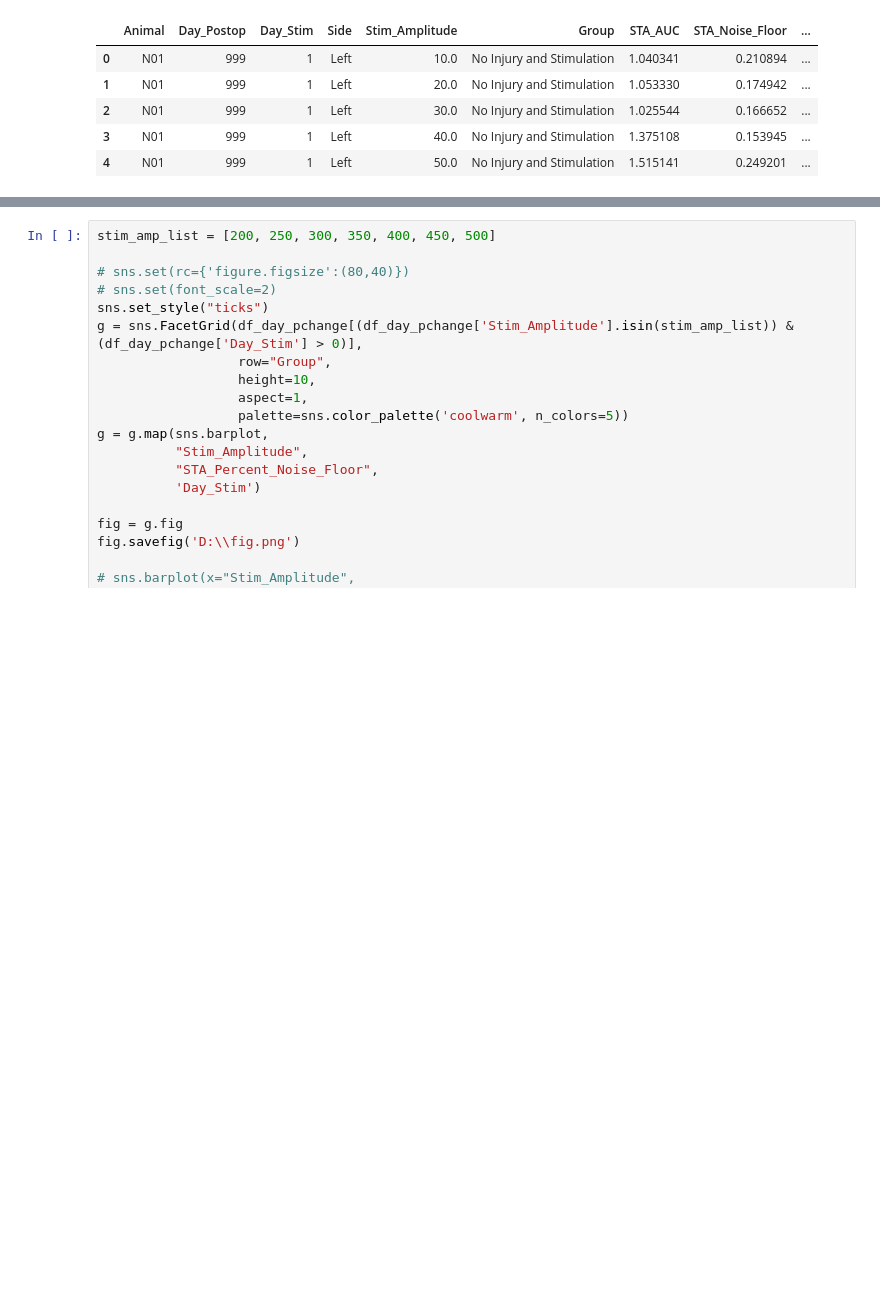
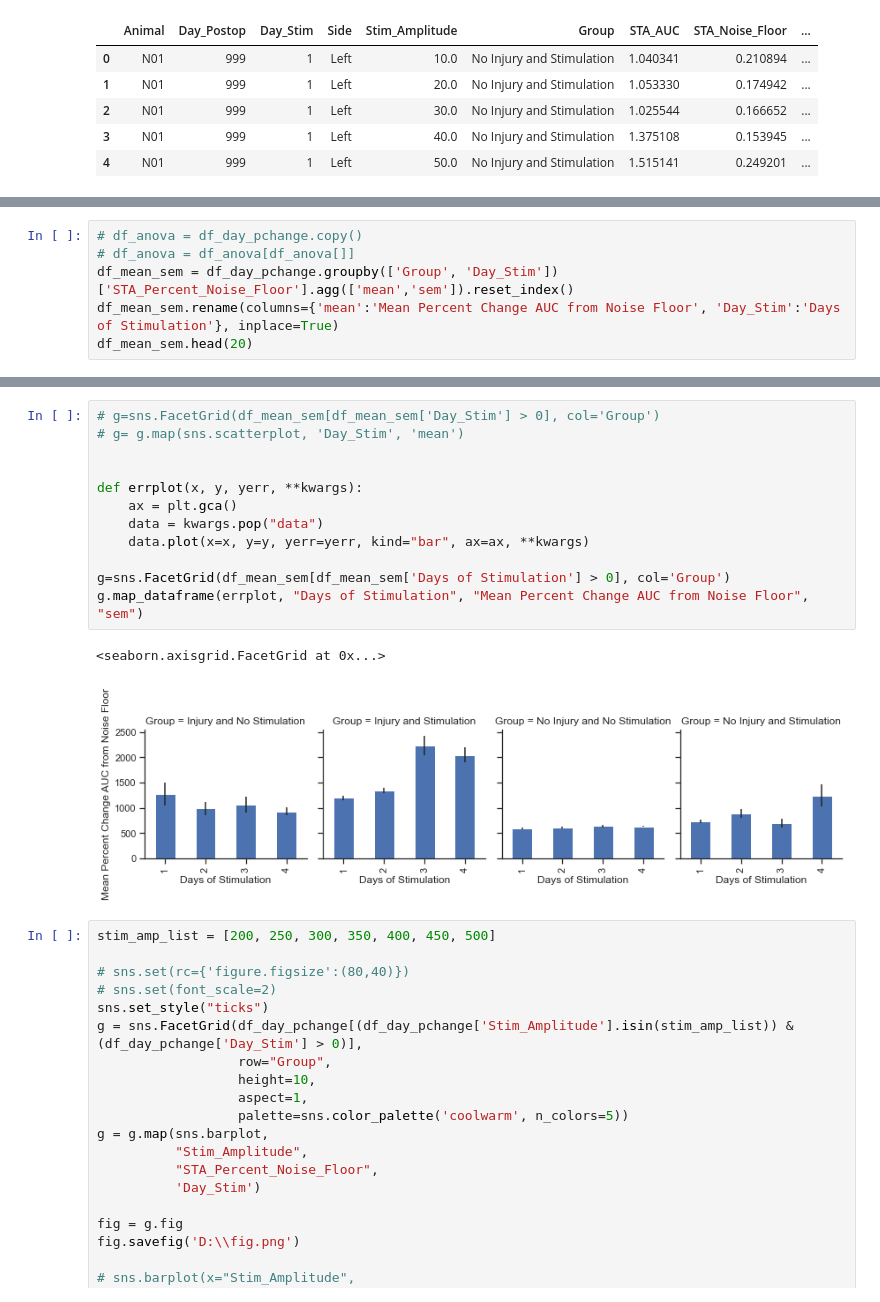
Before and after one commit to IanGMalone/Evoked_Potential_Analysis, a Jupyter notebook: Motor Evoked Potential Analyses.ipynb, the cells around one changed output, grey strips where cells are left out. Drawn from its saved outputs; the diff is of its cells as text; blank space fills up the shorter version.

```diff
--- a/Motor Evoked Potential Analyses.ipynb
+++ b/Motor Evoked Potential Analyses.ipynb
@@ -260,0 +277,6 @@ df_day_pchange.head()
+# %%
+# df_anova = df_day_pchange.copy()
+# df_anova = df_anova[df_anova[]]
+df_mean_sem = df_day_pchange.groupby(['Group', 'Day_Stim'])['STA_Percent_Noise_Floor'].agg(['mean','sem']).reset_index()
+df_mean_sem.rename(columns={'mean':'Mean Percent Change AUC from Noise Floor', 'Day_Stim':'Days of Stimulation'}, inplace=True)
+df_mean_sem.head(20)
@@ -261,3 +301,18 @@ df_day_pchange.head()
+# %%
+# g=sns.FacetGrid(df_mean_sem[df_mean_sem['Day_Stim'] > 0], col='Group')
+# g= g.map(sns.scatterplot, 'Day_Stim', 'mean')
+
+
+def errplot(x, y, yerr, **kwargs):
+    ax = plt.gca()
+    data = kwargs.pop("data")
+    data.plot(x=x, y=y, yerr=yerr, kind="bar", ax=ax, **kwargs)
+
+g=sns.FacetGrid(df_mean_sem[df_mean_sem['Days of Stimulation'] > 0], col='Group')
+g.map_dataframe(errplot, "Days of Stimulation", "Mean Percent Change AUC from Noise Floor", "sem")
+# %% [output]
+<seaborn.axisgrid.FacetGrid at 0x...>
+[figure, added]
 # %%
 stim_amp_list = [200, 250, 300, 350, 400, 450, 500]
 
```
Also changed, not shown: parts of 2 cells of this notebook.
